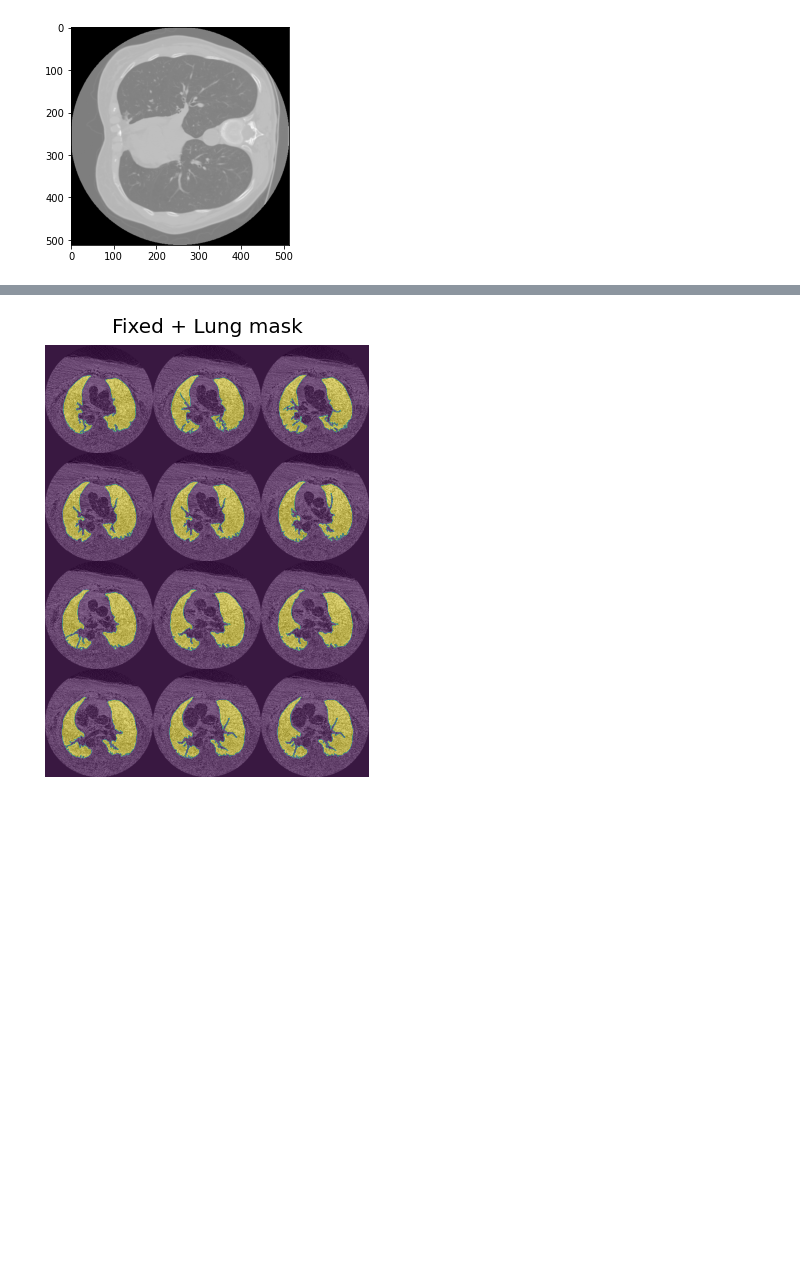
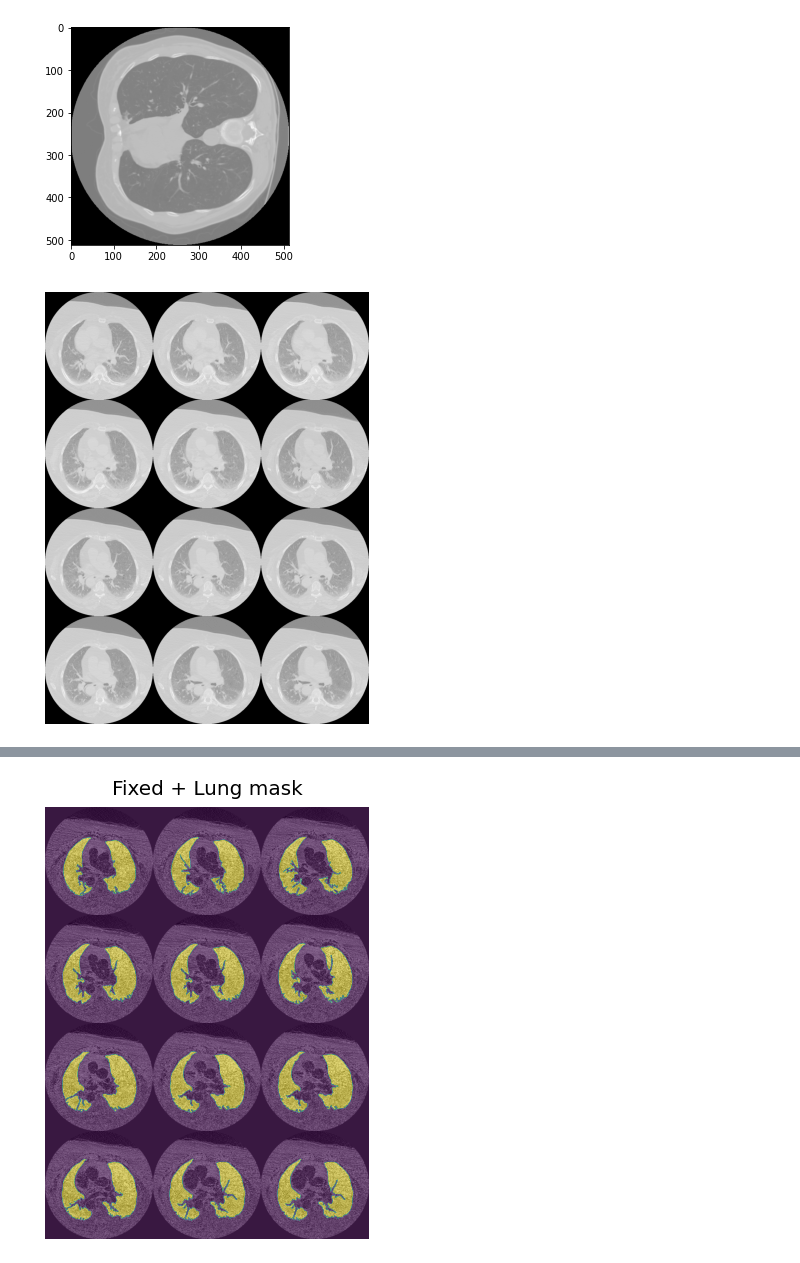
Before and after one commit to joaco18/mira_final_project, a Jupyter notebook: ants/ants_registration.ipynb, the cells around one changed output, grey strips where cells are left out. Drawn from its saved outputs; the diff is of its cells as text; code cells hidden in the pictures; blank space fills up the shorter version.

```diff
--- a/ants/ants_registration.ipynb
+++ b/ants/ants_registration.ipynb
@@ -79,3 +91,6 @@ def target_registration_error(
 plot = False
 sample = data[1]
 # sample
+# %%
+fixed = ants.from_numpy(sample['e_img'].astype(np.float32))  #.resample_image((256,256, 64), 1, 0)
+moving = ants.from_numpy(sample['i_img'].astype(np.float32))  #.resample_image((256,256, 64), 1, 0)
@@ -81,0 +100,4 @@ sample = data[1]
+# %%
+fixed.plot(axis=2)
+# %% [output]
+[figure, added]
```
Also changed, not shown: parts of 31 cells of this notebook.
